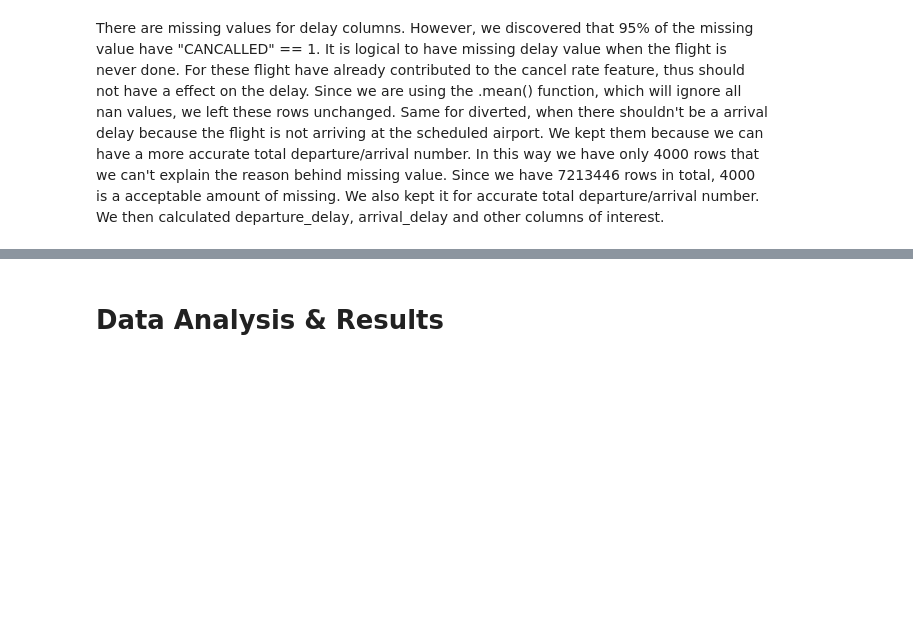
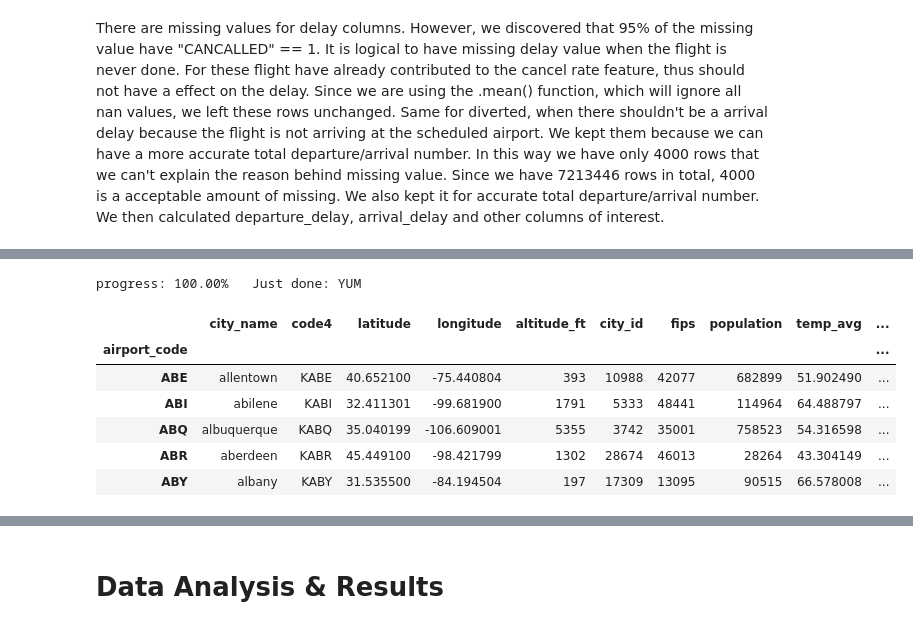
Before and after one commit to didyxdi/COGS108_final_project, a Jupyter notebook: Final Project.ipynb, the cells around one changed output, grey strips where cells are left out. Drawn from its saved outputs; the diff is of its cells as text; code cells hidden in the pictures; blank space fills up the shorter version.

```diff
--- a/Final Project.ipynb
+++ b/Final Project.ipynb
@@ -94,4 +93,4 @@ To answer our question, we need to clean and aggregate our main outcome variable
 From `A Pleasant Flight.ipynb` (now in the folder `previous_codes`)
 # %%
 delay_2018_df = pd.read_csv("datasets/original/delay/2018.csv")
-delay_2018_df = delay_2018_df[["ORIGIN","DEST","DEP_DELAY","TAXI_OUT","CANCELLED","DISTANCE","ARR_DELAY","TAXI_IN"]] # columns of interest
+delay_2018_df = delay_2018_df[["ORIGIN","DEST","DEP_DELAY","TAXI_OUT","CANCELLED","DISTANCE","ARR_DELAY","TAXI_IN","DIVERTED"]] # columns of interest
@@ -143,0 +158,2 @@ xml_tree = ET.parse("datasets/original/crash/AviationData.xml") # NTSB crash dat
+# %%
+airport_loc_df = pd.read_csv("datasets/original/airport/airports-extended.csv")
@@ -143,0 +326,48 @@ xml_tree = ET.parse("datasets/original/crash/AviationData.xml") # NTSB crash dat
+# %%
+counter = 0
+# Download data according to city_search_df
+for ind,row in city_search_df.iterrows():
+    try:
+        download_climate_data(row["state_id"],row["county_id"],2018)
+        download_climate_data(row["state_id"],row["county_id"],2019)
+    except:
+        print(row)
+    counter+=1
+    print("progress: {:.2f}%   Just done: {}".format(100 * counter / city_search_df.shape[0],row["airport_code"]),end="\r")
+
+# Process downloaded data
+temp_pcp_df = pd.DataFrame(columns=["airport_code","temp_avg","pcp_avg"])
+for ind,row in city_search_df.iterrows():
+    state = row["state_id"]
+    county = row["county_id"]
+    save_path = "datasets/original/weather/"
+    years = [2018,2019]
+
+    try:
+        tavg = 0
+        pcp = 0
+        for year in years:
+            fname = state + county + "_" + str(year) + ".csv"
+            temp_pcp = pd.read_csv(save_path + fname)
+            tavg += temp_pcp.mean()["tavg"]
+            pcp += temp_pcp.mean()["pcp"]
+        tavg /= len(years)
+        pcp /= len(years)
+
+        temp_pcp_df = temp_pcp_df.append({"airport_code":row["airport_code"],"temp_avg":tavg,"pcp_avg":pcp},ignore_index=True)
+
+    except:
+        temp_pcp_df = temp_pcp_df.append({"airport_code":row["airport_code"],"temp_avg":np.nan,"pcp_avg":np.nan},ignore_index=True)
+# %% [output]
+progress: 100.00%   Just done: YUM
+# %%
+airport_prop_df = airport_prop_df.merge(temp_pcp_df.set_index("airport_code"),left_index=True,right_index=True)
+airport_prop_df.head()
+# %% [output]
+|  | city_name | code4 | latitude | longitude | altitude_ft | city_id | fips | population | temp_avg | ... |
+| airport_code |  |  |  |  |  |  |  |  |  | ... |
+| ABE | allentown | KABE | 40.652100 | -75.440804 | 393 | 10988 | 42077 | 682899 | 51.902490 | ... |
+| ABI | abilene | KABI | 32.411301 | -99.681900 | 1791 | 5333 | 48441 | 114964 | 64.488797 | ... |
+| ABQ | albuquerque | KABQ | 35.040199 | -106.609001 | 5355 | 3742 | 35001 | 758523 | 54.316598 | ... |
+| ABR | aberdeen | KABR | 45.449100 | -98.421799 | 1302 | 28674 | 46013 | 28264 | 43.304149 | ... |
+| ABY | albany | KABY | 31.535500 | -84.194504 | 197 | 17309 | 13095 | 90515 | 66.578008 | ... |
```
Also changed, not shown: parts of 42 cells of this notebook, 1 other file.
